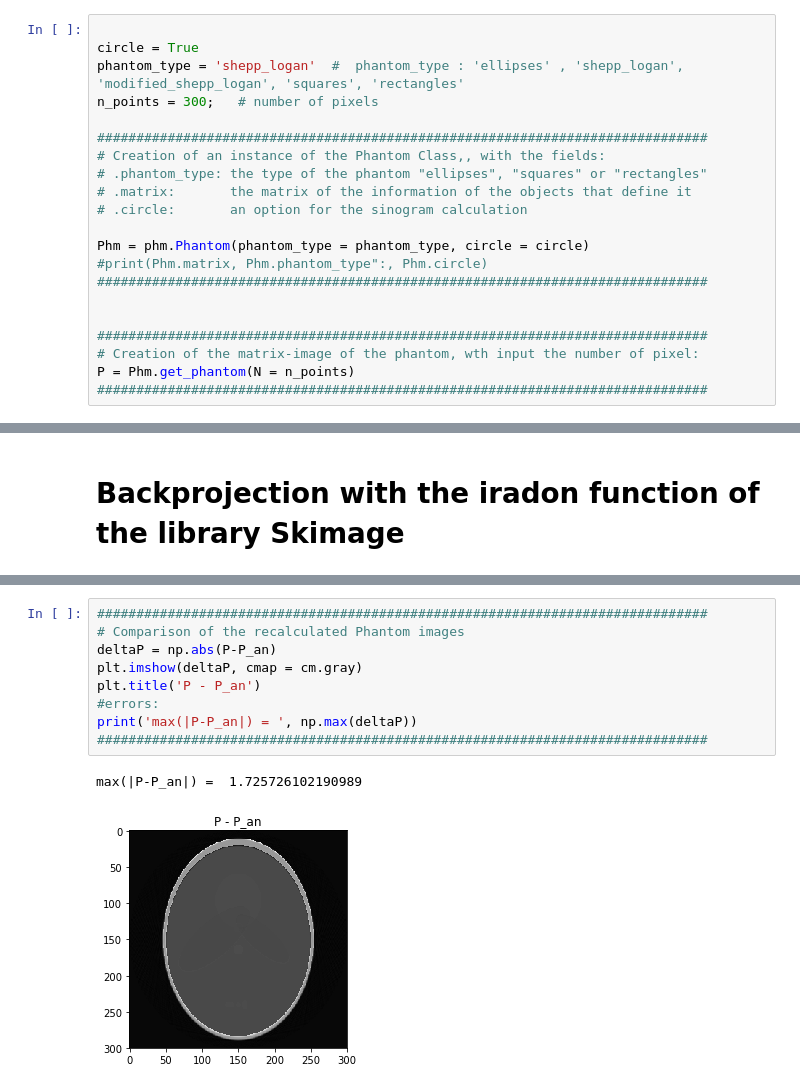
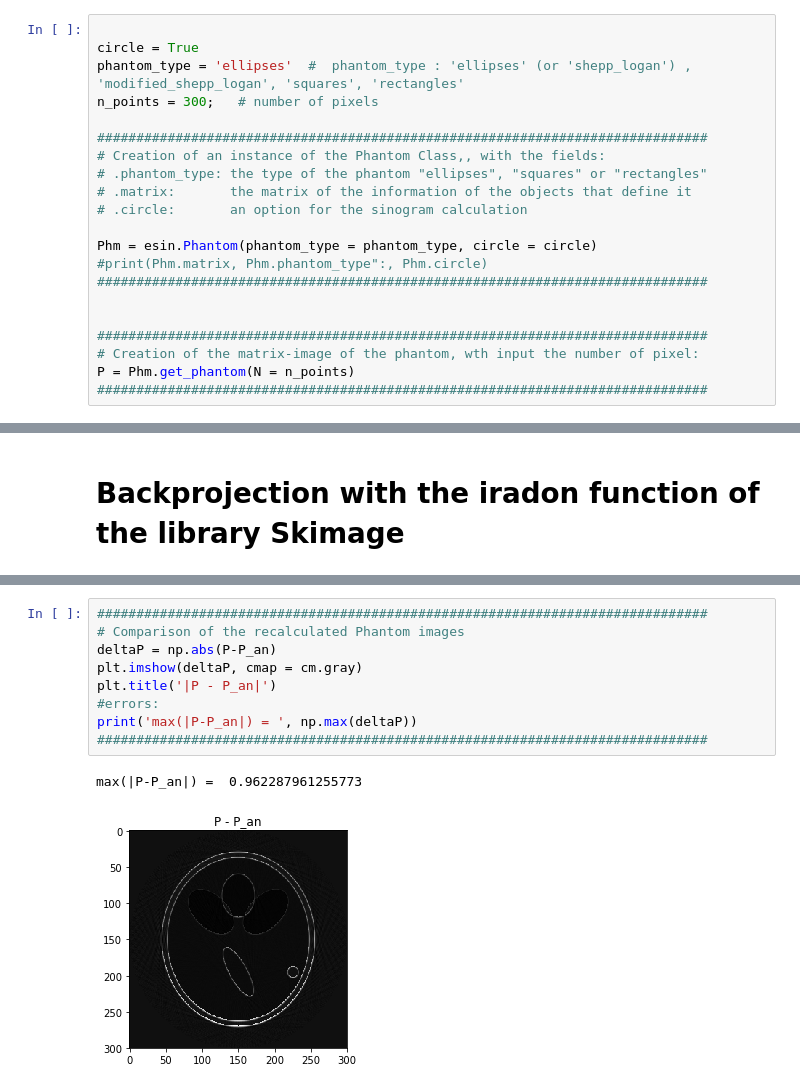
Before and after one commit to francescat93/Exact_sinogram, a Jupyter notebook: Tutorial_Analytical_Sinogram.ipynb, the cells around one changed output, grey strips where cells are left out. Saved outputs shown, nothing was run; the diff lists cells and outputs as text.

```diff
--- a/Tutorial_Analytical_Sinogram.ipynb
+++ b/Tutorial_Analytical_Sinogram.ipynb
@@ -21,7 +21,7 @@ def normalize(x):
 # %%
 
 circle = True
-phantom_type = 'shepp_logan'  #  phantom_type : 'ellipses' , 'shepp_logan', 'modified_shepp_logan', 'squares', 'rectangles'
+phantom_type = 'ellipses'  #  phantom_type : 'ellipses' (or 'shepp_logan') , 'modified_shepp_logan', 'squares', 'rectangles'
 n_points = 300;   # number of pixels
 
 ##############################################################################
@@ -30,7 +30,7 @@ n_points = 300;   # number of pixels
 # .matrix:       the matrix of the information of the objects that define it
 # .circle:       an option for the sinogram calculation
 
-Phm = phm.Phantom(phantom_type = phantom_type, circle = circle)
+Phm = esin.Phantom(phantom_type = phantom_type, circle = circle)
 #print(Phm.matrix, Phm.phantom_type":, Phm.circle)
 ##############################################################################
 
@@ -166,12 +164,12 @@ max(|P_inv-P_an|) =  0.5781461965056643
 # %%
 ##############################################################################
 # Comparison of the recalculated Phantom images
 deltaP = np.abs(P-P_an)
 plt.imshow(deltaP, cmap = cm.gray)
-plt.title('P - P_an')
+plt.title('|P - P_an|')
 #errors:
 print('max(|P-P_an|) = ', np.max(deltaP))
 ##############################################################################
 # %% [output]
-max(|P-P_an|) =  1.725726102190989
+max(|P-P_an|) =  0.962287961255773
-[figure, old version]
+[figure, new version]
```
Also changed, not shown: parts of 15 cells of this notebook, 5 other files.
